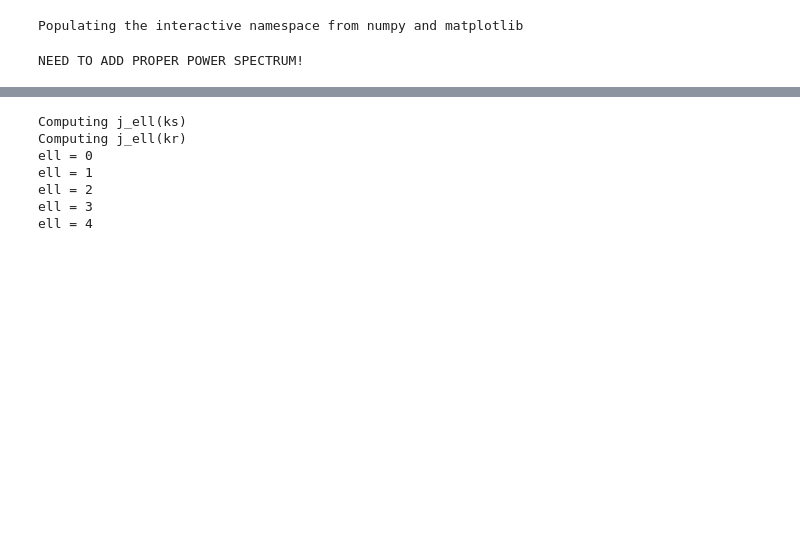
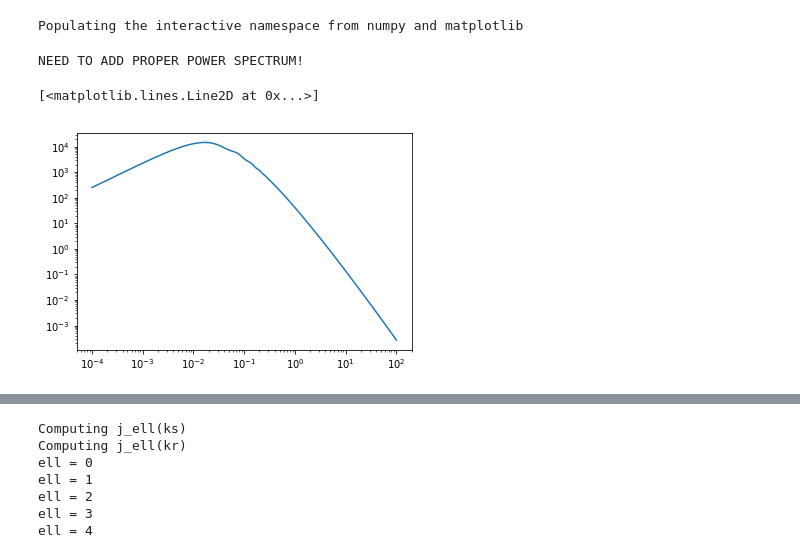
Before and after one commit to oliverphilcox/Parity-Odd-4PCF, a Jupyter notebook: Chern-Simons Trispectrum.ipynb, the cells around one changed output, grey strips where cells are left out. Cells and saved outputs as stored; diff of their text form; code cells hidden in the pictures; blank space fills up the shorter version.

```diff
--- a/Chern-Simons Trispectrum.ipynb
+++ b/Chern-Simons Trispectrum.ipynb
@@ -36,3 +36,8 @@ p_zeta = interp1d(k_arr,pk_lin_arr/Tk_arr**2.)
 M = interp1d(k_arr,Tk_arr)
 # %% [output]
 NEED TO ADD PROPER POWER SPECTRUM!
+# %%
+plt.loglog(k_arr,pk_lin_arr)
+# %% [output]
+[<matplotlib.lines.Line2D at 0x...>]
+[figure, added]
```
Also changed, not shown: parts of 16 cells of this notebook, 8 other files.
